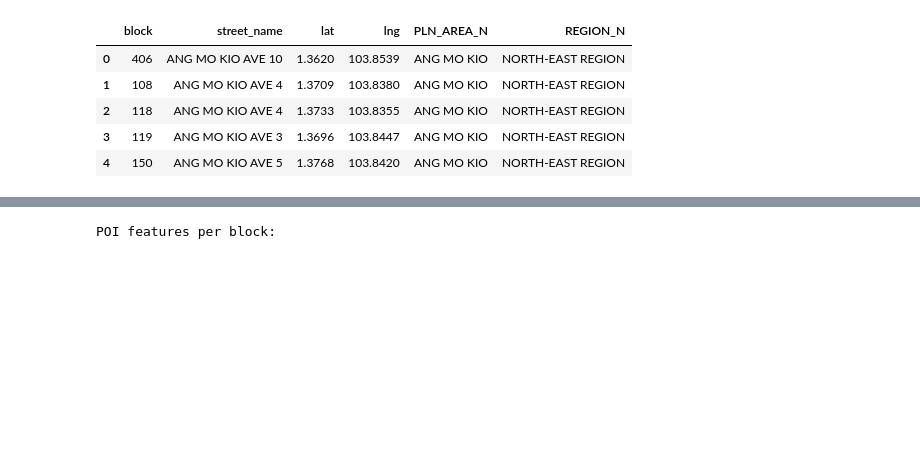
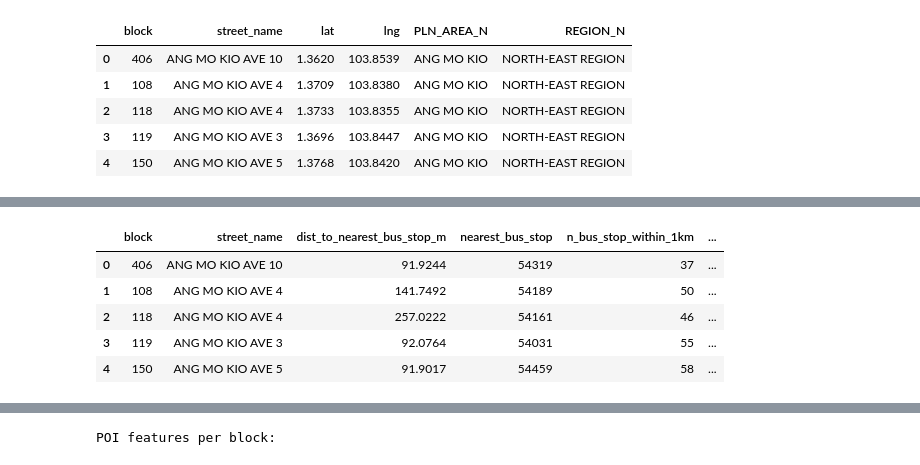
Before and after one commit to hamy-nguyen/hdb-price-estimator, a Jupyter notebook: notebooks/feature_engineering_resale_flat_price.ipynb, the cells around one changed output, grey strips where cells are left out. Saved outputs shown, nothing was run; the diff lists cells and outputs as text; code cells hidden in the pictures; blank space fills up the shorter version.

```diff
--- a/notebooks/feature_engineering_resale_flat_price.ipynb
+++ b/notebooks/feature_engineering_resale_flat_price.ipynb
@@ -111,2 +119,94 @@ Building features sample:
+# %%
+from sklearn.neighbors import BallTree
+
+R_EARTH_M = 6_371_000
+
+bus_stops.rename(columns={
+    'BusStopCode': 'stop_id',
+    'Latitude': 'lat',
+    'Longitude': 'lng'
+}, inplace=True)
+
+# Stop-level operating days per week
+bus_operating = bus_line.groupby('stop_id').agg({
+    'WD_FirstBus': lambda x: x.notna().any(),
+    'WD_LastBus':  lambda x: x.notna().any(),
+    'SAT_FirstBus': lambda x: x.notna().any(),
+    'SAT_LastBus':  lambda x: x.notna().any(),
+    'SUN_FirstBus': lambda x: x.notna().any(),
+    'SUN_LastBus':  lambda x: x.notna().any()
+}).reset_index()
+
+# Convert service availability into days/week
+bus_operating['operates_weekday'] = bus_operating[['WD_FirstBus', 'WD_LastBus']].any(axis=1).astype(int)
+bus_operating['operates_sat'] = bus_operating[['SAT_FirstBus', 'SAT_LastBus']].any(axis=1).astype(int)
+bus_operating['operates_sun'] = bus_operating[['SUN_FirstBus', 'SUN_LastBus']].any(axis=1).astype(int)
+
+bus_operating['operating_days_per_week'] = (
+    bus_operating['operates_weekday'] * 5
+    + bus_operating['operates_sat'] * 1
+    + bus_operating['operates_sun'] * 1
+)
+
+bus_operating = bus_operating[['stop_id', 'operating_days_per_week']]
+
+# 24 summary values per stop
+# Average passenger volume for each stop-hour pair
+bus_stop_hourly = (
+    bus_vol.groupby(['stop_id', 'hour'], as_index=False)['total_volume']
+    .mean()
+    .rename(columns={'total_volume': 'avg_volume_at_hour'})
+)
+
+# One summary value per stop
+# average passenger volume per hour across all hours (Basically how busy is the bus stop per day per hour)
+bus_hourly_summary = (
+    bus_stop_hourly.groupby('stop_id', as_index=False)['avg_volume_at_hour']
+    .mean()
+    .rename(columns={'avg_volume_at_hour': 'avg_passenger_volume_per_hour'})
+)
+
+# Merge stop-level features
+bus_stop_features = bus_stops.merge(bus_operating, on='stop_id', how='left')
+bus_stop_features = bus_stop_features.merge(bus_hourly_summary, on='stop_id', how='left')
+
+# Prepare bus coordinates
+bus_coords = bus_stop_features[["lat", "lng"]].dropna()
+bus_rad = np.radians(bus_coords[["lat", "lng"]].to_numpy())
+bus_tree = BallTree(bus_rad, metric="haversine")
+
+# Compute distance for each unique (block, street) to avoid redundant queries
+block_coords = (
+    df[["block_key", "street_key", "lat", "lng"]]
+    .dropna(subset=["lat", "lng"])
+    .drop_duplicates(subset=["block_key", "street_key"])
+)
+block_rad = np.radians(block_coords[["lat", "lng"]].to_numpy())
+
+dist_rad, idx = bus_tree.query(block_rad, k=1)
+block_coords = block_coords.copy()
+block_coords["dist_to_nearest_bus_stop_m"] = np.asarray(dist_rad).ravel() * R_EARTH_M
+block_coords["nearest_bus_stop"] = bus_stop_features["stop_id"].iloc[np.asarray(idx).ravel()].values
+block_coords["n_bus_stop_within_1km"] = bus_tree.query_radius(block_rad, r=1000/R_EARTH_M, count_only=True)
+nearest_idx = idx.flatten()
+block_coords["nearest_bus_stop_operating_days_per_week"] = bus_stop_features.iloc[nearest_idx]['operating_days_per_week'].values
+block_coords["nearest_bus_stop_busyness_level"] = bus_stop_features.iloc[nearest_idx]['avg_passenger_volume_per_hour'].values
+
+
+# Merge back to full df
+df = df.merge(
+    block_coords[["block_key", "street_key", "dist_to_nearest_bus_stop_m", "nearest_bus_stop", "n_bus_stop_within_1km", "nearest_bus_stop_operating_days_per_week", "nearest_bus_stop_busyness_level"]],
+    on=["block_key", "street_key"],
+    how="left",
+)
+
+df[["block", "street_name", "dist_to_nearest_bus_stop_m", "nearest_bus_stop", "n_bus_stop_within_1km", "nearest_bus_stop_operating_days_per_week", "nearest_bus_stop_busyness_level"]].head()
+# %% [output]
+|  | block | street_name | dist_to_nearest_bus_stop_m | nearest_bus_stop | n_bus_stop_within_1km | ... |
+| 0 | 406 | ANG MO KIO AVE 10 | 91.9244 | 54319 | 37 | ... |
+| 1 | 108 | ANG MO KIO AVE 4 | 141.7492 | 54189 | 50 | ... |
+| 2 | 118 | ANG MO KIO AVE 4 | 257.0222 | 54161 | 46 | ... |
+| 3 | 119 | ANG MO KIO AVE 3 | 92.0764 | 54031 | 55 | ... |
+| 4 | 150 | ANG MO KIO AVE 5 | 91.9017 | 54459 | 58 | ... |
 # %% [markdown]
 ---
```
Also changed, not shown: parts of 16 cells of this notebook, 3 other files.
